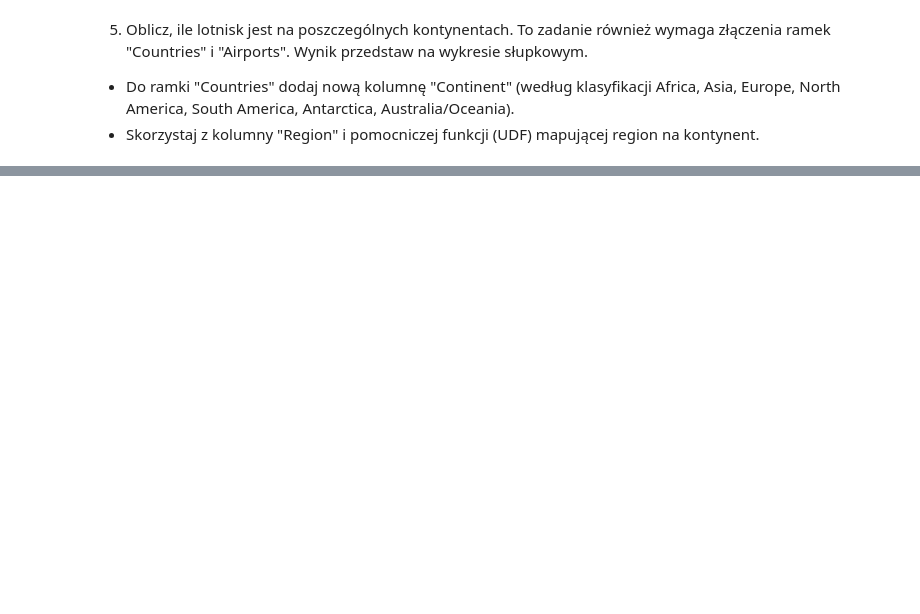
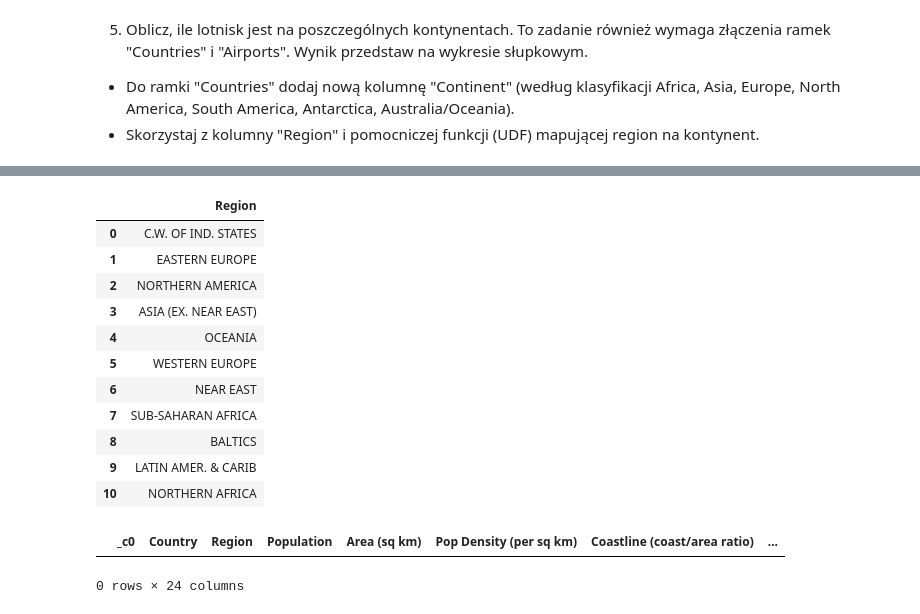
Before and after one commit to sgrzegorz/analiza-duzych-zbiorow-danych, a Jupyter notebook: 02/dataframe.ipynb, the cells around one changed output, grey strips where cells are left out. Drawn from its saved outputs; the diff is of its cells as text; code cells hidden in the pictures; blank space fills up the shorter version.

```diff
--- a/02/dataframe.ipynb
+++ b/02/dataframe.ipynb
@@ -237,0 +221,23 @@ KeyboardInterrupt:
+# %%
+query ="""
+    SELECT distinct Region from countries
+"""
+# query ="select * from airports"
+# query ="select * from countries"
+
+
+df1 = spark.sql(query).toPandas()
+df1
+# %% [output]
+|  | Region |
+| 0 | C.W. OF IND. STATES |
+| 1 | EASTERN EUROPE |
+| 2 | NORTHERN AMERICA |
+| 3 | ASIA (EX. NEAR EAST) |
+| 4 | OCEANIA |
+| 5 | WESTERN EUROPE |
+| 6 | NEAR EAST |
+| 7 | SUB-SAHARAN AFRICA |
+| 8 | BALTICS |
+| 9 | LATIN AMER. & CARIB |
+| 10 | NORTHERN AFRICA |
@@ -238,3 +275,8 @@ KeyboardInterrupt:
+# %%
+df[df['Continent'] == 'NotFound']
+# %% [output]
+|  | _c0 | Country | Region | Population | Area (sq km) | Pop Density (per sq km) | Coastline (coast/area ratio) | ... |
+0 rows × 24 columns
 # %%
 query ="""
     SELECT Country from countries where Country not in (
```
Also changed, not shown: parts of 13 cells of this notebook.
